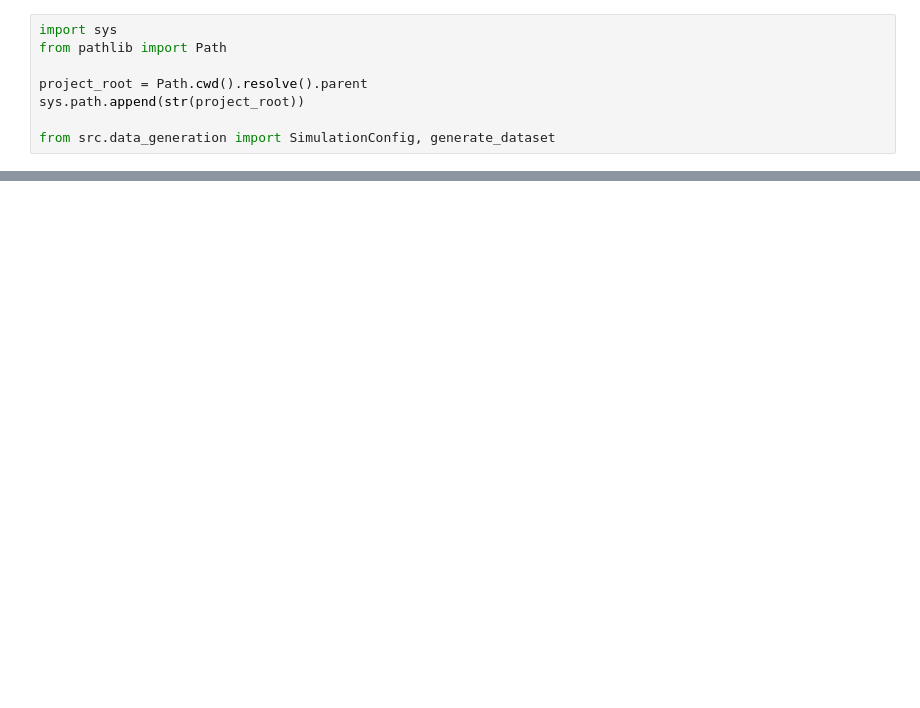
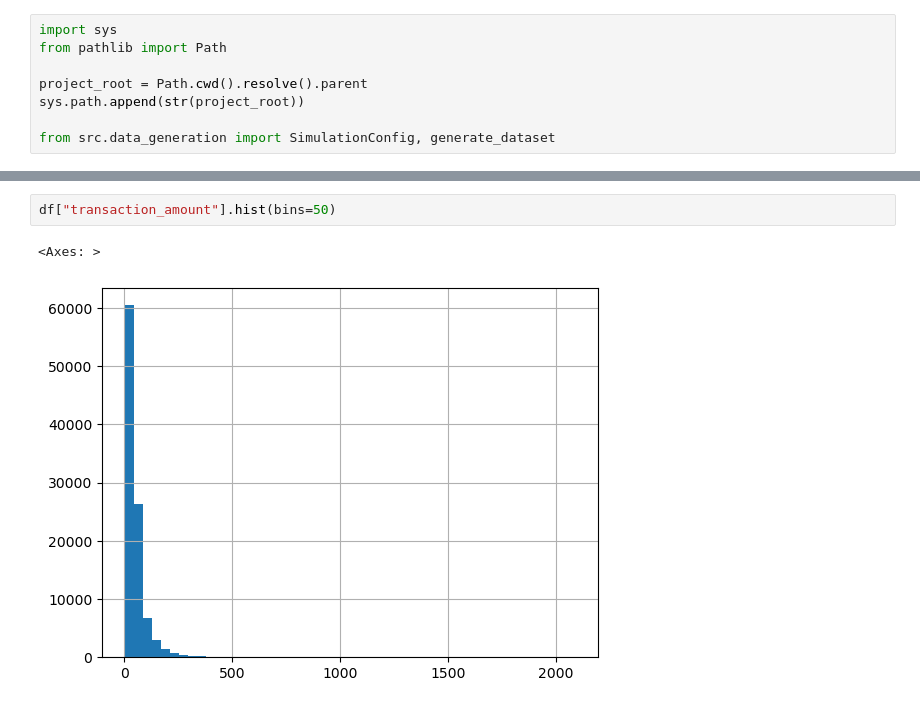
Before and after one commit to dacardonave/finshield-fraud-detection-platform, a Jupyter notebook: notebooks/01_data_simulation.ipynb, the cells around one changed output, grey strips where cells are left out. Cells and saved outputs as stored; diff of their text form; blank space fills up the shorter version.

Commit message:
Implement synthetic fraud dataset generation with realistic transaction distributions and probabilistic fraud labeling

```diff
--- a/notebooks/01_data_simulation.ipynb
+++ b/notebooks/01_data_simulation.ipynb
@@ -37,0 +50,5 @@ Name: proportion, dtype: float64
+# %%
+df["transaction_amount"].hist(bins=50)
+# %% [output]
+<Axes: >
+[figure, added]
```
Also changed, not shown: parts of 9 cells of this notebook, 1 other file.
